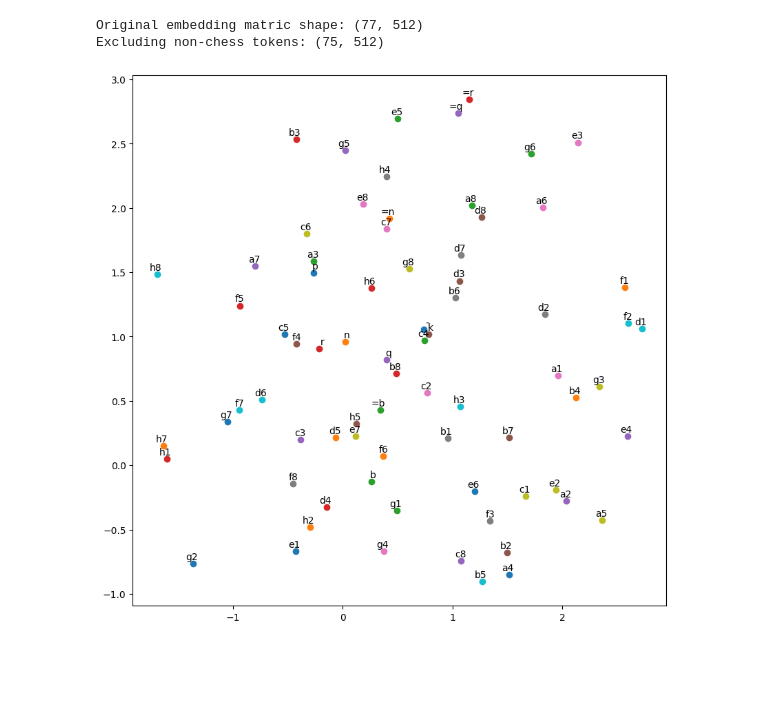
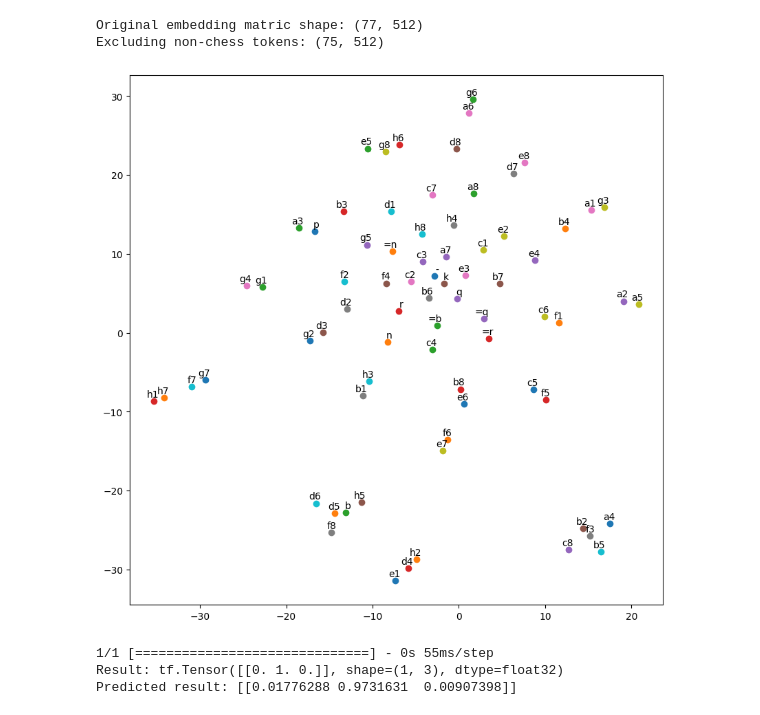
Before and after one commit to luizvalle/chessformer, a Jupyter notebook: notebooks/trained_models_analysis.ipynb, the cells around one changed output. Drawn from its saved outputs; the diff is of its cells as text; code cells hidden in the pictures; blank space fills up the shorter version.

```diff
--- a/notebooks/trained_models_analysis.ipynb
+++ b/notebooks/trained_models_analysis.ipynb
@@ -177,6 +201,6 @@ Excluding non-chess tokens: (75, 512)
 # %%
 label_to_embedding = {label: embedding for label, embedding in zip(POSSIBLE_TOKENS, embeddings)}
 
-tsne_plot(label_to_embedding, 40)
+tsne_plot(label_to_embedding, 2)
 # %% [output]
-[figure, old version]
+[figure, new version]
@@ -182,0 +247,11 @@ tsne_plot(label_to_embedding, 40)
+# %%
+it = iter(dataset)
+moves, elos, result = next(it)
+
+predicted_result = result_classifier.predict(moves)
+print("Result:", result)
+print("Predicted result:", predicted_result)
+# %% [output]
+1/1 [==============================] - 0s 55ms/step
+Result: tf.Tensor([[0. 1. 0.]], shape=(1, 3), dtype=float32)
+Predicted result: [[0.01776288 0.9731631  0.00907398]]
```
Also changed, not shown: parts of 4 cells of this notebook.
